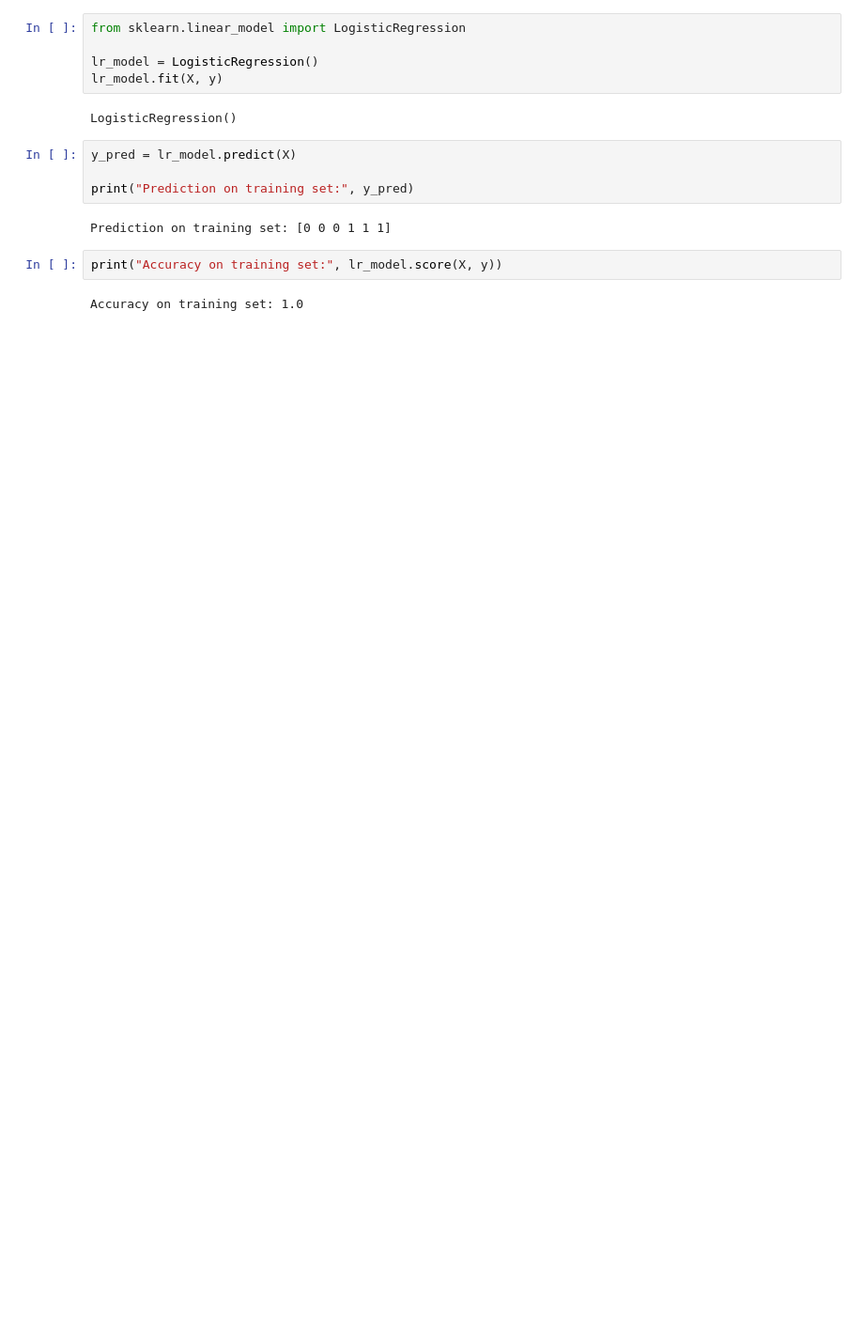
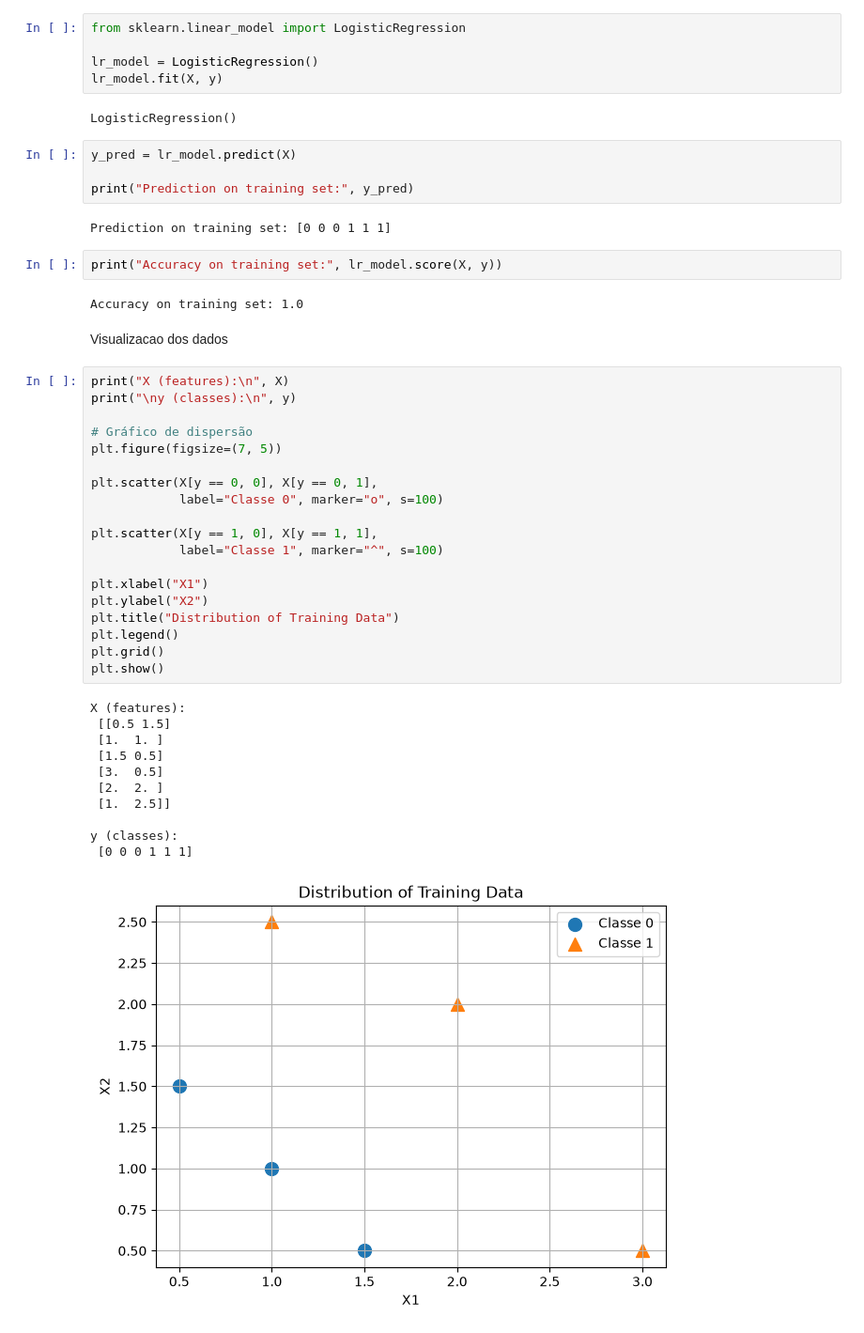
Before and after one commit to joaopenhamartins47-rgb/Machine-Learning-Foundations, a Jupyter notebook: ML specialization/SupervisedML(Module1)/logistic_regression.ipynb, the cells around one changed output. Shown at 94% size. Saved outputs shown, nothing was run; the diff lists cells and outputs as text; blank space fills up the shorter version.

Commit message:
visualizacao e treinamento do modelo usando polinomios

```diff
--- a/ML specialization/SupervisedML(Module1)/logistic_regression.ipynb
+++ b/ML specialization/SupervisedML(Module1)/logistic_regression.ipynb
@@ -22,3 +27,36 @@ Prediction on training set: [0 0 0 1 1 1]
 print("Accuracy on training set:", lr_model.score(X, y))
 # %% [output]
 Accuracy on training set: 1.0
+# %% [markdown]
+Visualizacao dos dados
+# %%
+print("X (features):\n", X)
+print("\ny (classes):\n", y)
+
+# Gráfico de dispersão
+plt.figure(figsize=(7, 5))
+
+plt.scatter(X[y == 0, 0], X[y == 0, 1],
+            label="Classe 0", marker="o", s=100)
+
+plt.scatter(X[y == 1, 0], X[y == 1, 1],
+            label="Classe 1", marker="^", s=100)
+
+plt.xlabel("X1")
+plt.ylabel("X2")
+plt.title("Distribution of Training Data")
+plt.legend()
+plt.grid()
+plt.show()
+# %% [output]
+X (features):
+ [[0.5 1.5]
+ [1.  1. ]
+ [1.5 0.5]
+ [3.  0.5]
+ [2.  2. ]
+ [1.  2.5]]
+
+y (classes):
+ [0 0 0 1 1 1]
+[figure, added]
```
Also changed, not shown: parts of 7 cells of this notebook.
